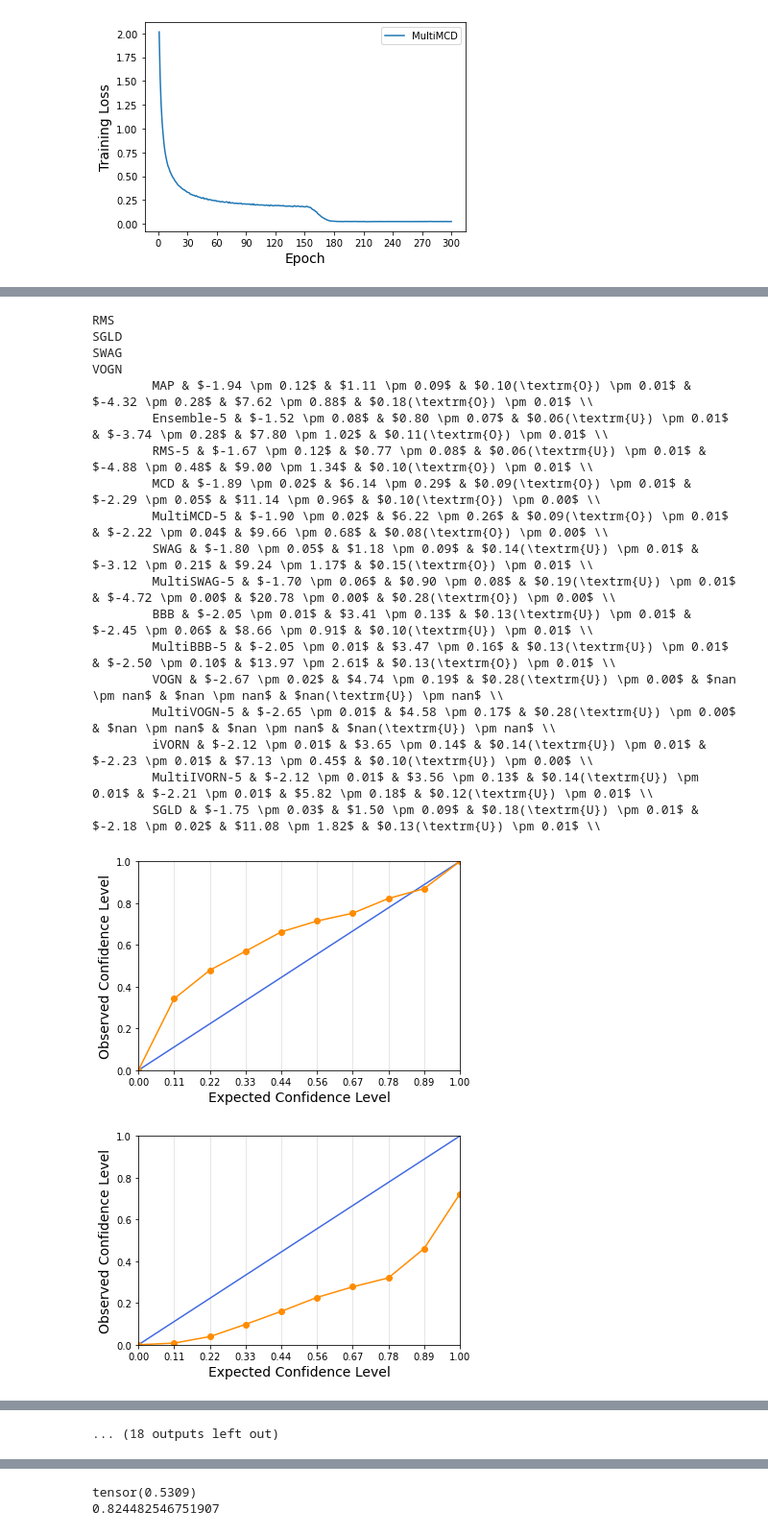
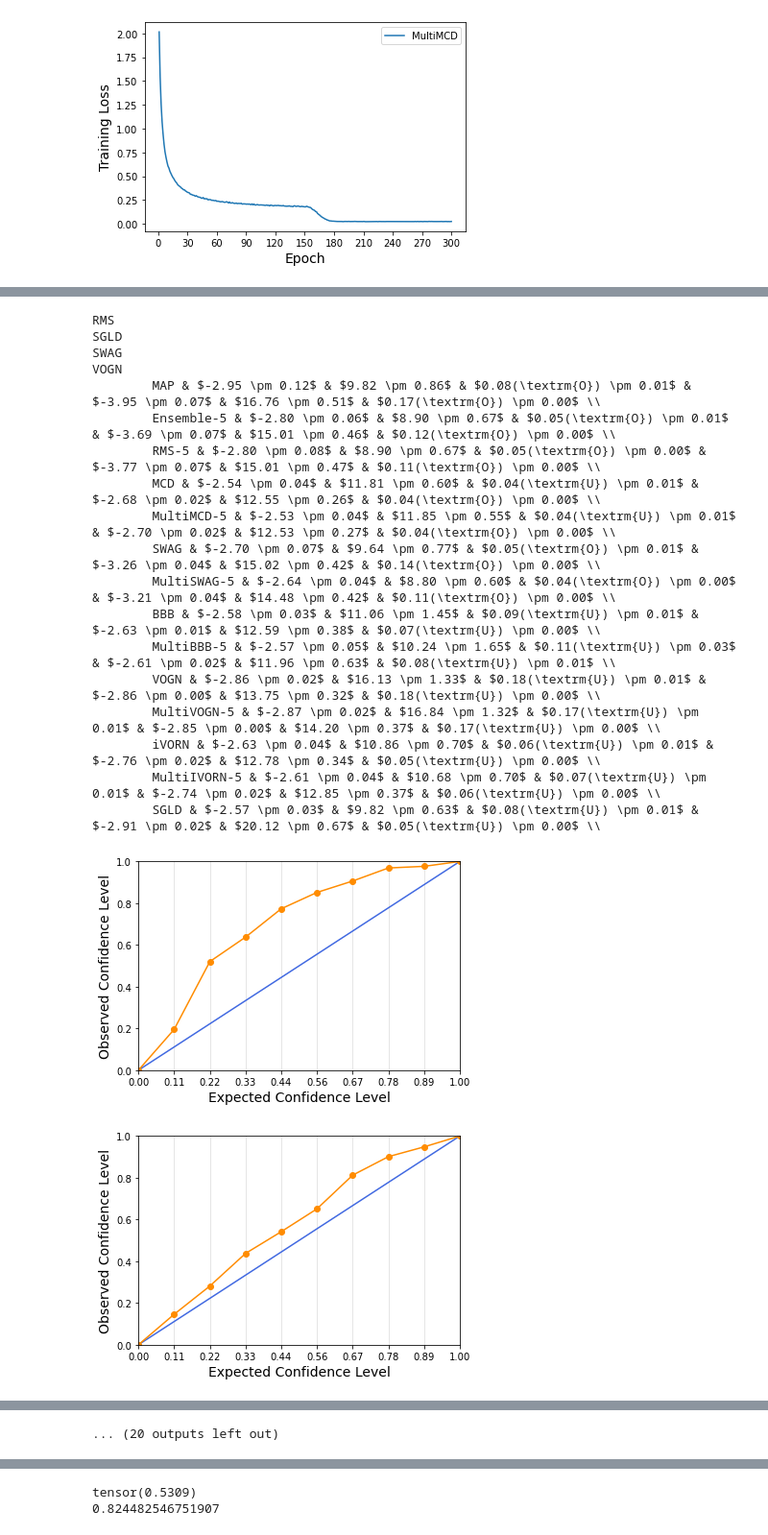
Before and after one commit to Feuermagier/VariationalBayesianDL, a Jupyter notebook: SampleCalibration.ipynb, the cells around one changed output, grey strips where cells are left out. Shown at 96% size. Cells and saved outputs as stored; diff of their text form; code cells hidden in the pictures.

```diff
--- a/SampleCalibration.ipynb
+++ b/SampleCalibration.ipynb
@@ -402,8 +402,8 @@ import matplotlib.pyplot as plt
 
 all_results = {}
 
-in_path = "/mnt/d/Uni/Bachelorarbeit/results/UCI/Energy/results"
-out_path = "/home/flo/VariationalBayesianDL/results/UCI/energy"
+in_path = "/mnt/d/Uni/Bachelorarbeit/results/UCI/Housing/results"
+out_path = "/home/flo/VariationalBayesianDL/results/UCI/housing"
 #variants = ["in", "out"]
 
 os.chdir(in_path)
@@ -503,46 +503,46 @@ def print_method(method, method_results):
 print_method("MAP", all_results["MAP"])
 print_method("Ensemble-5", all_results["Ensemble-5"])
 print_method("RMS-5", all_results["RMS"])
 print_method("MCD", all_results["MCDropout"])
 print_method("MultiMCD-5", all_results["MultiMCDropout"])
 print_method("SWAG", all_results["SWAG"])
 print_method("MultiSWAG-5", all_results["MultiSWAG"])
 print_method("BBB", all_results["BBB"])
 print_method("MultiBBB-5", all_results["MultiBBB"])
 print_method("VOGN", all_results["VOGN"])
 print_method("MultiVOGN-5", all_results["MultiVOGN"])
 print_method("iVORN", all_results["iVON"])
 print_method("MultiIVORN-5", all_results["MultiIVON"])
 print_method("SGLD", all_results["SGLD"])
 # %% [output]
 BBB
 Ensemble-5
 iVON
 LRVI
 MAP
 MCDropout
 MultiBBB
 MultiIVON
 MultiMCDropout
 MultiSWAG
 MultiVOGN
 RMS
 SGLD
 SWAG
 VOGN
-        MAP & $-1.94 \pm 0.12$ & $1.11 \pm 0.09$ & $0.10(\textrm{O}) \pm 0.01$ & $-4.32 \pm 0.28$ & $7.62 \pm 0.88$ & $0.18(\textrm{O}) \pm 0.01$ \\
-        Ensemble-5 & $-1.52 \pm 0.08$ & $0.80 \pm 0.07$ & $0.06(\textrm{U}) \pm 0.01$ & $-3.74 \pm 0.28$ & $7.80 \pm 1.02$ & $0.11(\textrm{O}) \pm 0.01$ \\
-        RMS-5 & $-1.67 \pm 0.12$ & $0.77 \pm 0.08$ & $0.06(\textrm{U}) \pm 0.01$ & $-4.88 \pm 0.48$ & $9.00 \pm 1.34$ & $0.10(\textrm{O}) \pm 0.01$ \\
-        MCD & $-1.89 \pm 0.02$ & $6.14 \pm 0.29$ & $0.09(\textrm{O}) \pm 0.01$ & $-2.29 \pm 0.05$ & $11.14 \pm 0.96$ & $0.10(\textrm{O}) \pm 0.00$ \\
-        MultiMCD-5 & $-1.90 \pm 0.02$ & $6.22 \pm 0.26$ & $0.09(\textrm{O}) \pm 0.01$ & $-2.22 \pm 0.04$ & $9.66 \pm 0.68$ & $0.08(\textrm{O}) \pm 0.00$ \\
-        SWAG & $-1.80 \pm 0.05$ & $1.18 \pm 0.09$ & $0.14(\textrm{U}) \pm 0.01$ & $-3.12 \pm 0.21$ & $9.24 \pm 1.17$ & $0.15(\textrm{O}) \pm 0.01$ \\
-        MultiSWAG-5 & $-1.70 \pm 0.06$ & $0.90 \pm 0.08$ & $0.19(\textrm{U}) \pm 0.01$ & $-4.72 \pm 0.00$ & $20.78 \pm 0.00$ & $0.28(\textrm{O}) \pm 0.00$ \\
-        BBB & $-2.05 \pm 0.01$ & $3.41 \pm 0.13$ & $0.13(\textrm{U}) \pm 0.01$ & $-2.45 \pm 0.06$ & $8.66 \pm 0.91$ & $0.10(\textrm{U}) \pm 0.01$ \\
-        MultiBBB-5 & $-2.05 \pm 0.01$ & $3.47 \pm 0.16$ & $0.13(\textrm{U}) \pm 0.01$ & $-2.50 \pm 0.10$ & $13.97 \pm 2.61$ & $0.13(\textrm{O}) \pm 0.01$ \\
-        VOGN & $-2.67 \pm 0.02$ & $4.74 \pm 0.19$ & $0.28(\textrm{U}) \pm 0.00$ & $nan \pm nan$ & $nan \pm nan$ & $nan(\textrm{U}) \pm nan$ \\
-        MultiVOGN-5 & $-2.65 \pm 0.01$ & $4.58 \pm 0.17$ & $0.28(\textrm{U}) \pm 0.00$ & $nan \pm nan$ & $nan \pm nan$ & $nan(\textrm{U}) \pm nan$ \\
-        iVORN & $-2.12 \pm 0.01$ & $3.65 \pm 0.14$ & $0.14(\textrm{U}) \pm 0.01$ & $-2.23 \pm 0.01$ & $7.13 \pm 0.45$ & $0.10(\textrm{U}) \pm 0.00$ \\
-        MultiIVORN-5 & $-2.12 \pm 0.01$ & $3.56 \pm 0.13$ & $0.14(\textrm{U}) \pm 0.01$ & $-2.21 \pm 0.01$ & $5.82 \pm 0.18$ & $0.12(\textrm{U}) \pm 0.01$ \\
-        SGLD & $-1.75 \pm 0.03$ & $1.50 \pm 0.09$ & $0.18(\textrm{U}) \pm 0.01$ & $-2.18 \pm 0.02$ & $11.08 \pm 1.82$ & $0.13(\textrm{U}) \pm 0.01$ \\
+        MAP & $-2.95 \pm 0.12$ & $9.82 \pm 0.86$ & $0.08(\textrm{O}) \pm 0.01$ & $-3.95 \pm 0.07$ & $16.76 \pm 0.51$ & $0.17(\textrm{O}) \pm 0.00$ \\
+        Ensemble-5 & $-2.80 \pm 0.06$ & $8.90 \pm 0.67$ & $0.05(\textrm{O}) \pm 0.01$ & $-3.69 \pm 0.07$ & $15.01 \pm 0.46$ & $0.12(\textrm{O}) \pm 0.00$ \\
+        RMS-5 & $-2.80 \pm 0.08$ & $8.90 \pm 0.67$ & $0.05(\textrm{O}) \pm 0.00$ & $-3.77 \pm 0.07$ & $15.01 \pm 0.47$ & $0.11(\textrm{O}) \pm 0.00$ \\
+        MCD & $-2.54 \pm 0.04$ & $11.81 \pm 0.60$ & $0.04(\textrm{U}) \pm 0.01$ & $-2.68 \pm 0.02$ & $12.55 \pm 0.26$ & $0.04(\textrm{O}) \pm 0.00$ \\
+        MultiMCD-5 & $-2.53 \pm 0.04$ & $11.85 \pm 0.55$ & $0.04(\textrm{U}) \pm 0.01$ & $-2.70 \pm 0.02$ & $12.53 \pm 0.27$ & $0.04(\textrm{O}) \pm 0.00$ \\
+        SWAG & $-2.70 \pm 0.07$ & $9.64 \pm 0.77$ & $0.05(\textrm{O}) \pm 0.01$ & $-3.26 \pm 0.04$ & $15.02 \pm 0.42$ & $0.14(\textrm{O}) \pm 0.00$ \\
+        MultiSWAG-5 & $-2.64 \pm 0.04$ & $8.80 \pm 0.60$ & $0.04(\textrm{O}) \pm 0.00$ & $-3.21 \pm 0.04$ & $14.48 \pm 0.42$ & $0.11(\textrm{O}) \pm 0.00$ \\
+        BBB & $-2.58 \pm 0.03$ & $11.06 \pm 1.45$ & $0.09(\textrm{U}) \pm 0.01$ & $-2.63 \pm 0.01$ & $12.59 \pm 0.38$ & $0.07(\textrm{U}) \pm 0.00$ \\
+        MultiBBB-5 & $-2.57 \pm 0.05$ & $10.24 \pm 1.65$ & $0.11(\textrm{U}) \pm 0.03$ & $-2.61 \pm 0.02$ & $11.96 \pm 0.63$ & $0.08(\textrm{U}) \pm 0.01$ \\
+        VOGN & $-2.86 \pm 0.02$ & $16.13 \pm 1.33$ & $0.18(\textrm{U}) \pm 0.01$ & $-2.86 \pm 0.00$ & $13.75 \pm 0.32$ & $0.18(\textrm{U}) \pm 0.00$ \\
+        MultiVOGN-5 & $-2.87 \pm 0.02$ & $16.84 \pm 1.32$ & $0.17(\textrm{U}) \pm 0.01$ & $-2.85 \pm 0.00$ & $14.20 \pm 0.37$ & $0.17(\textrm{U}) \pm 0.00$ \\
+        iVORN & $-2.63 \pm 0.04$ & $10.86 \pm 0.70$ & $0.06(\textrm{U}) \pm 0.01$ & $-2.76 \pm 0.02$ & $12.78 \pm 0.34$ & $0.05(\textrm{U}) \pm 0.00$ \\
+        MultiIVORN-5 & $-2.61 \pm 0.04$ & $10.68 \pm 0.70$ & $0.07(\textrm{U}) \pm 0.01$ & $-2.74 \pm 0.02$ & $12.85 \pm 0.37$ & $0.06(\textrm{U}) \pm 0.00$ \\
+        SGLD & $-2.57 \pm 0.03$ & $9.82 \pm 0.63$ & $0.08(\textrm{U}) \pm 0.01$ & $-2.91 \pm 0.02$ & $20.12 \pm 0.67$ & $0.05(\textrm{U}) \pm 0.00$ \\
-[figure, old version]
+[figure, new version]
-[figure, old version]
+[figure, new version]
@@ -557,4 +557,4 @@ VOGN
-... (18 outputs left out)
+... (20 outputs left out)
 # %%
 
 def print_method(method, method_results):
```
Also changed, not shown: parts of 1 cell of this notebook, 32 other files.
